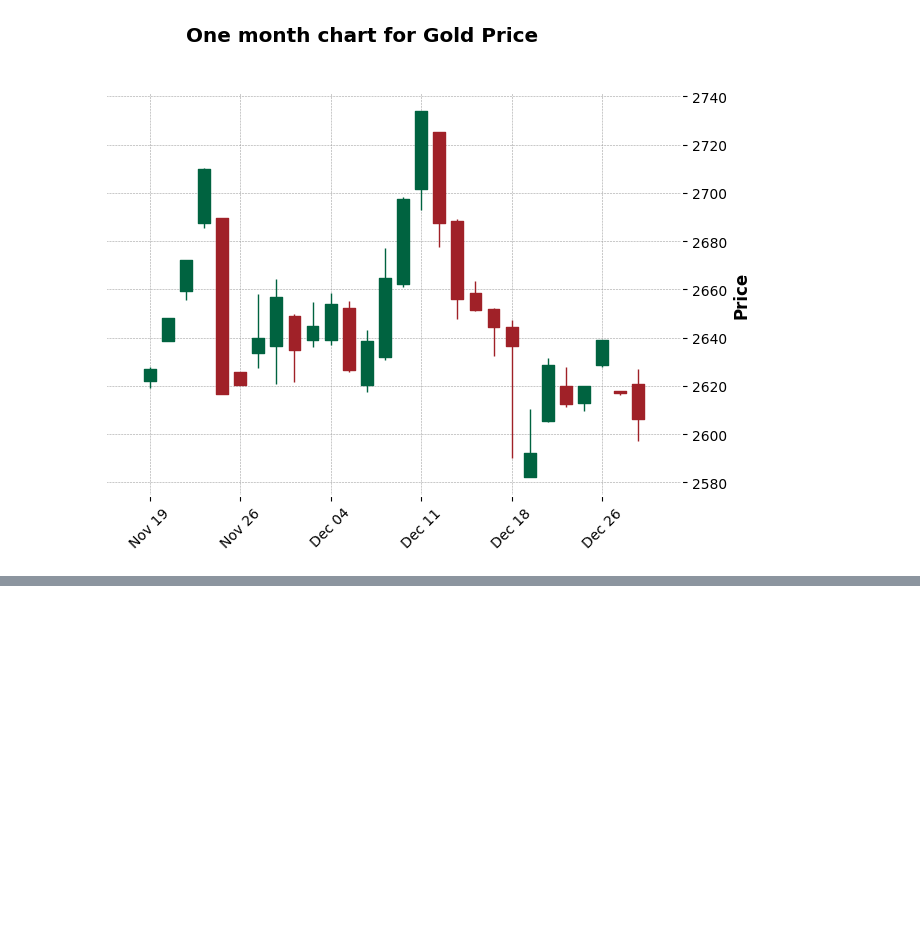
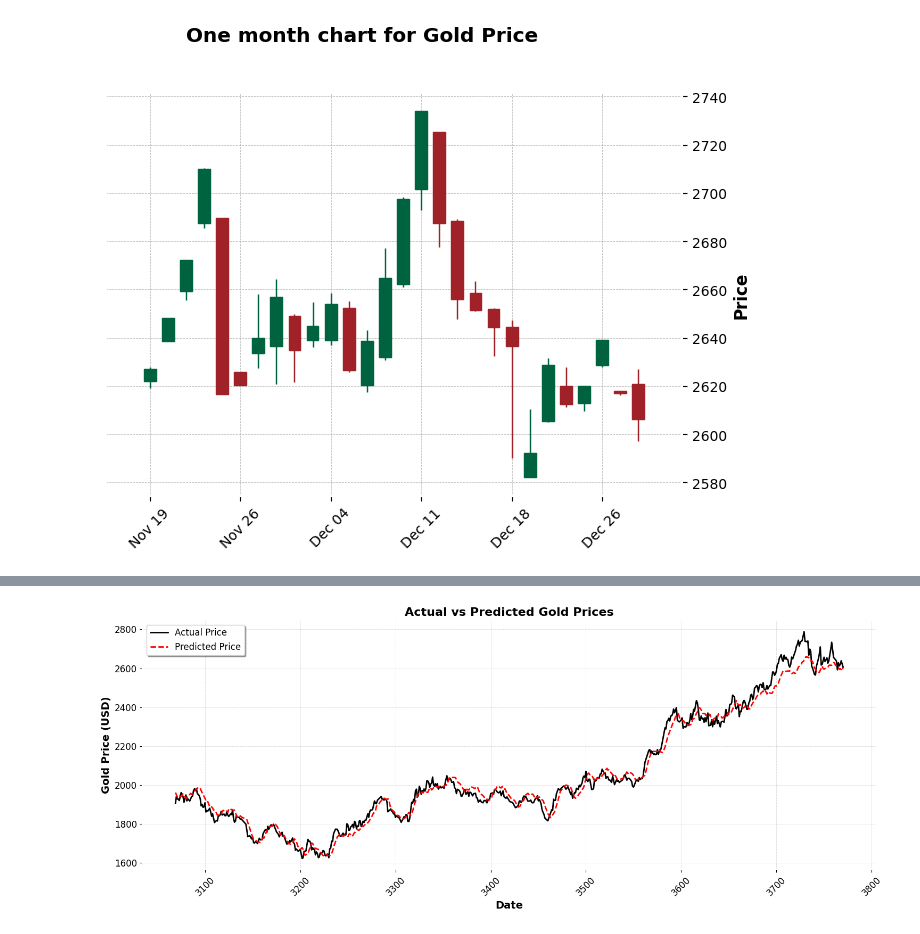
Before and after one commit to HammadAhmadMian/Final-Project, a Jupyter notebook: Prediction_of_Gold_Prices.ipynb, the cells around one changed output, grey strips where cells are left out. Saved outputs shown, nothing was run; the diff lists cells and outputs as text; code cells hidden in the pictures; blank space fills up the shorter version.

Commit message:
Model development and predictions

```diff
--- a/Prediction_of_Gold_Prices.ipynb
+++ b/Prediction_of_Gold_Prices.ipynb
@@ -186,0 +308,3 @@ mpf.plot(df_year, type='candle', style='charles', title='One month chart for Gol
+# %%
+df['Day'] = df['Date'].dt.day_name()
+df
@@ -186,0 +352,6 @@ mpf.plot(df_year, type='candle', style='charles', title='One month chart for Gol
+# %%
+df['Day_of_Year'] = df['Date'].dt.dayofyear
+df['Week_of_Year'] = df['Date'].dt.isocalendar().week
+df['Month'] = df['Date'].dt.month
+df['Year'] = df['Date'].dt.year
+df
@@ -186,0 +460,11 @@ mpf.plot(df_year, type='candle', style='charles', title='One month chart for Gol
+# %%
+device = torch.device('cuda' if torch.cuda.is_available() else 'cpu')
+model = model.to(device)
+criterion = nn.MSELoss()
+optimizer = torch.optim.Adam(model.parameters(), lr=0.001)
+
+scheduler = torch.optim.lr_scheduler.ReduceLROnPlateau(optimizer, 'min', patience=5, factor=0.5)
+
+num_epochs = 50
+train_losses = []
+test_losses = []
@@ -186,0 +527,40 @@ mpf.plot(df_year, type='candle', style='charles', title='One month chart for Gol
+# %%
+def inverse_transform(scaler, data, feature_index):
+    dummy = np.zeros((len(data), scaler.n_features_in_))
+    dummy[:, feature_index] = data.reshape(-1)
+    return scaler.inverse_transform(dummy)[:, feature_index]
+
+model.eval()
+predictions = []
+actuals = []
+
+with torch.no_grad():
+    for inputs, labels in test_loader:
+        inputs = inputs.to(device)
+        outputs = model(inputs)
+        predictions.extend(outputs.cpu().numpy())
+        actuals.extend(labels.cpu().numpy())
+
+predictions = inverse_transform(MinMaxScaler().fit(df[['Target']]), np.array(predictions), 0)
+actuals = inverse_transform(MinMaxScaler().fit(df[['Target']]), np.array(actuals), 0)
+
+results_df = pd.DataFrame({
+    'Date': df.index[-len(actuals):],
+    'Actual': actuals,
+    'Predicted': predictions
+})
+
+plt.figure(figsize=(15,6))
+plt.plot(results_df['Date'],results_df['Actual'],label='Actual Price',color='black',linewidth=2)
+plt.plot(results_df['Date'],results_df['Predicted'],label='Predicted Price',color='red',linestyle='--',linewidth=2)
+plt.xlabel('Date',fontsize=14,fontweight='bold')
+plt.ylabel('Gold Price (USD)',fontsize=14,fontweight='bold')
+plt.title('Actual vs Predicted Gold Prices',fontsize=16,fontweight='bold')
+plt.xticks(fontsize=12,rotation=45)
+plt.yticks(fontsize=12)
+plt.grid(True,linestyle='--',alpha=0.6)
+plt.legend(fontsize=12,loc='upper left',frameon=True,fancybox=True,shadow=True)
+plt.tight_layout()
+plt.show()
+# %% [output]
+[figure, added]
```
Also changed, not shown: parts of 16 cells of this notebook.
